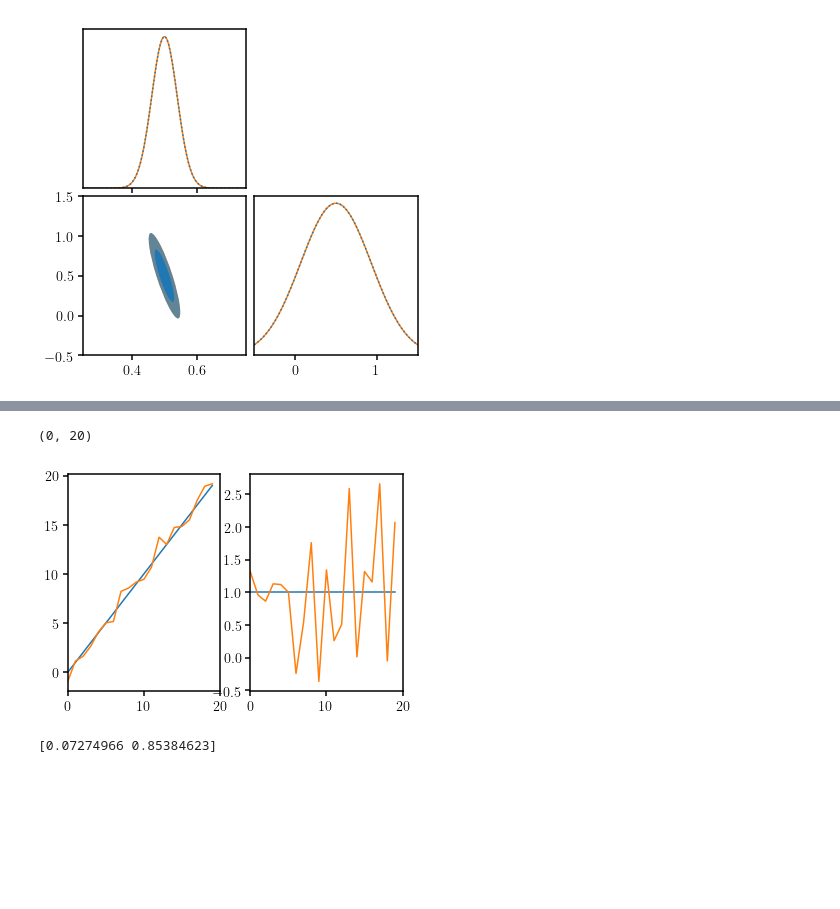
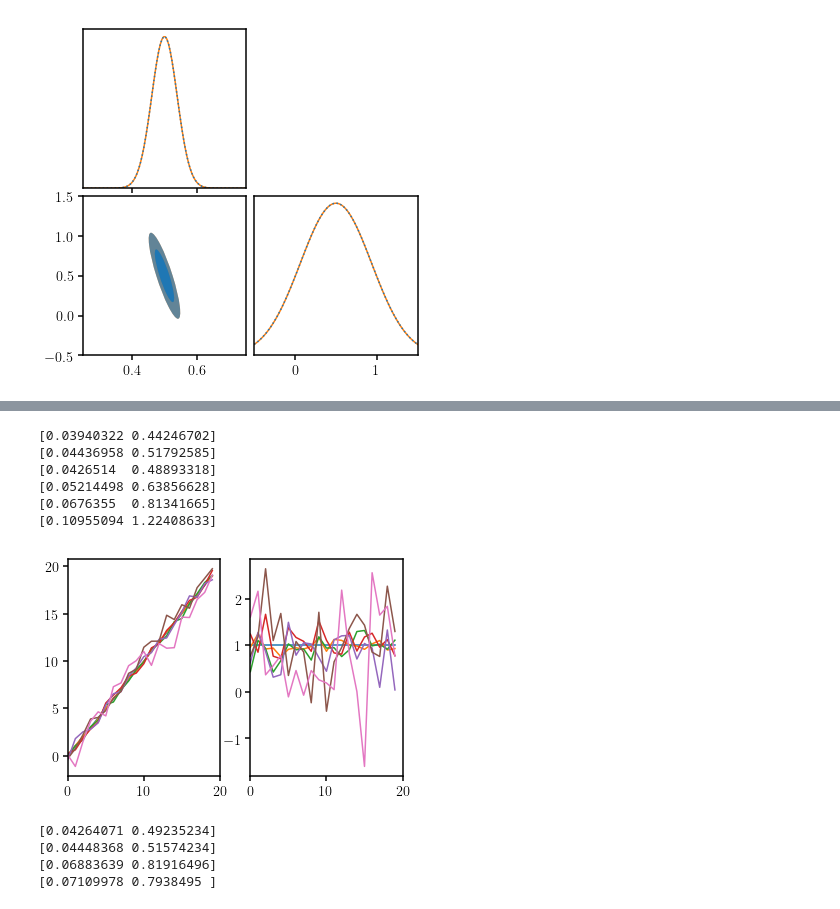
Before and after one commit to changhoonhahn/eMaNu, a Jupyter notebook: notebook/compress/toy_KL_fisher.ipynb, the cells around one changed output, grey strips where cells are left out. Saved outputs shown, nothing was run; the diff lists cells and outputs as text; code cells hidden in the pictures; blank space fills up the shorter version.

```diff
--- a/notebook/compress/toy_KL_fisher.ipynb
+++ b/notebook/compress/toy_KL_fisher.ipynb
@@ -54,7 +54,7 @@ dXd1 = (model(theta_1p) - model(theta_1m))/0.2
 dXdtheta = np.array([dXd0, dXd1])
 # %%
 cmpsr = Comp.Compressor(method='KL')
-cmpsr.fit(X_data, dXdtheta)
+cmpsr.fit(X_data, dXdtheta, hartlap=True)
 # %%
 cX_true = cmpsr.transform(np.atleast_2d(model(theta_true)))
 
@@ -159,0 +180,10 @@ fig = Forecast.plotFisher([cFinv, Finv], theta_true, ranges=prior_range, colors=
+# %%
+fig = plt.figure()
+sub0 = fig.add_subplot(121)
+sub1 = fig.add_subplot(122)
+for nmock in [10000, 5000, 1000, 500, 100, 50]:
+    _, cFinv_noisy, _cMs = Finv_noisy_cov(nmock)
+    sub0.plot(_cMs[0])
+    sub1.plot(_cMs[1])
+sub0.set_xlim(0., 19)
+sub1.set_xlim(0., 19)
@@ -159,0 +199,7 @@ fig = Forecast.plotFisher([cFinv, Finv], theta_true, ranges=prior_range, colors=
+# %%
+Finvs = []
+for nmock in [1000, 500, 100, 50, 30]:
+    _, cFinv_noisy, _cMs = Finv_noisy_cov(nmock)
+    print np.sqrt(np.diag(cFinv_noisy))
+    Finvs.append(cFinv_noisy)
+Finvs.append(Finv)
@@ -170,13 +252,22 @@ dXdtheta_noisy = np.array([dXd0_noisy, dXd1_noisy])
 # %%
 fig = plt.figure()
-sub = fig.add_subplot(121)
-sub.plot(dXdtheta[0])
-sub.plot(dXdtheta_noisy[0])
-sub.set_xlim(0, X_data.shape[1])
-sub = fig.add_subplot(122)
-sub.plot(dXdtheta[1])
-sub.plot(dXdtheta_noisy[1])
-sub.set_xlim(0, X_data.shape[1])
+sub0 = fig.add_subplot(121)
+sub0.plot(dXdtheta[0])
+sub0.set_xlim(0, X_data.shape[1])
+sub1 = fig.add_subplot(122)
+sub1.plot(dXdtheta[1])
+sub1.set_xlim(0, X_data.shape[1])
+
+for nmock in [5000, 1000, 500, 200, 100, 50]:
+    _dXdtheta_noisy, _cFinv_noisy = Finv_noisy_cov_deriv(nmock)
+    print(np.sqrt(np.diag(_cFinv_noisy)))
+    sub0.plot(_dXdtheta_noisy[0])
+    sub1.plot(_dXdtheta_noisy[1])
 # %% [output]
-(0, 20)
+[0.03940322 0.44246702]
+[0.04436958 0.51792585]
+[0.0426514  0.48893318]
+[0.05214498 0.63856628]
+[0.0676355  0.81341665]
+[0.10955094 1.22408633]
-[figure, old version]
+[figure, new version]
@@ -201,5 +274,14 @@ cFinv_noisy = np.linalg.inv(cFij_noisy)
-# %%
-print np.sqrt(np.diag(cFinv_noisy))
-# %% [output]
-[0.07274966 0.85384623]
+# %%
+Finvs = []
+for nmock in [1000, 500, 100, 50]:
+    _, cFinv_noisy = Finv_noisy_cov_deriv(nmock)
+    print np.sqrt(np.diag(cFinv_noisy))
+    Finvs.append(cFinv_noisy)
+Finvs.append(cFinv)
+Finvs.append(Finv)
+# %% [output]
+[0.04264071 0.49235234]
+[0.04448368 0.51574234]
+[0.06883639 0.81916496]
+[0.07109978 0.7938495 ]
 # %%
```
Also changed, not shown: parts of 16 cells of this notebook, 7 other files.
